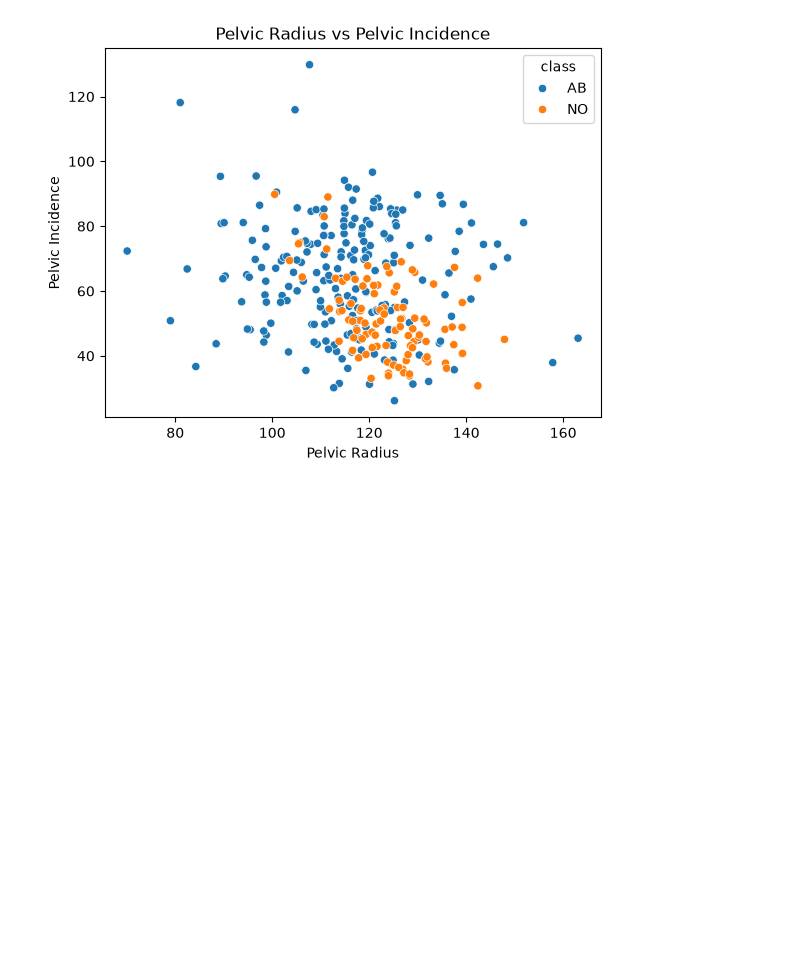
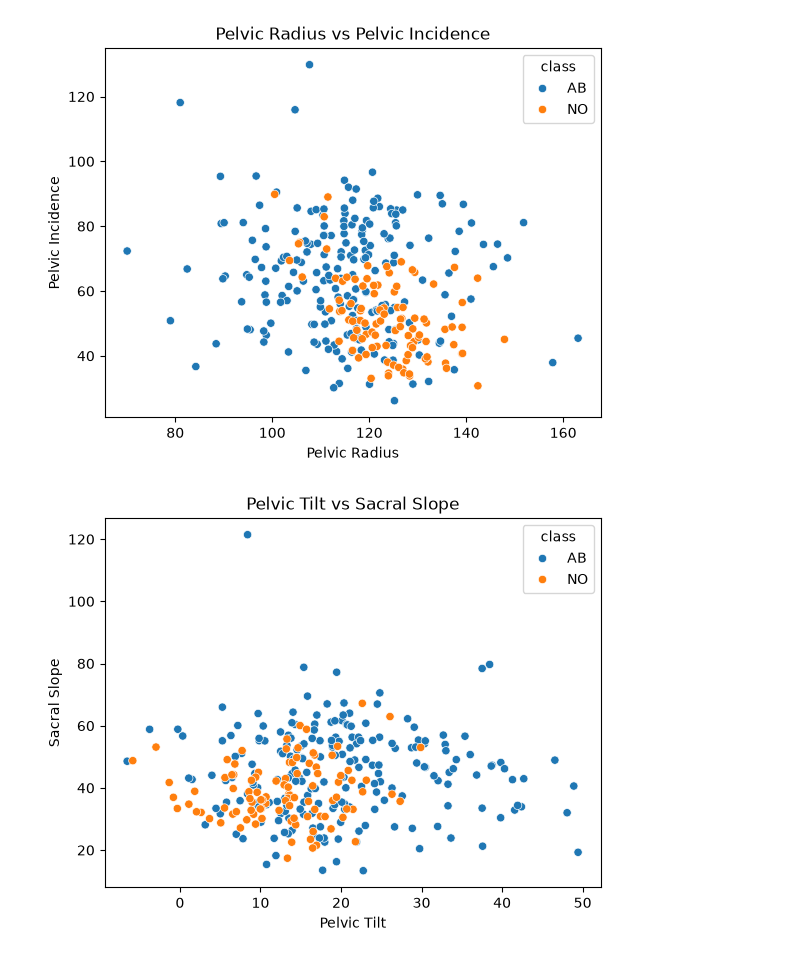
Before and after one commit to Rupesh-Mane/spinal-abnormality-prediction, a Jupyter notebook: notebooks/02_EDA.ipynb, the cells around one changed output. Saved outputs shown, nothing was run; the diff lists cells and outputs as text; code cells hidden in the pictures; blank space fills up the shorter version.

Commit message:
Created scatter plot for pelvic tilt and sacral slope

```diff
--- a/notebooks/02_EDA.ipynb
+++ b/notebooks/02_EDA.ipynb
@@ -149,3 +149,12 @@ plt.ylabel("Pelvic Incidence")
 plt.show()
 # %% [output]
 [figure]
+# %%
+sns.scatterplot(data=df, x="pelvic_tilt", y="sacral_slope", hue="class")
+
+plt.title("Pelvic Tilt vs Sacral Slope")
+plt.xlabel("Pelvic Tilt")
+plt.ylabel("Sacral Slope")
+plt.show()
+# %% [output]
+[figure, added]
```
